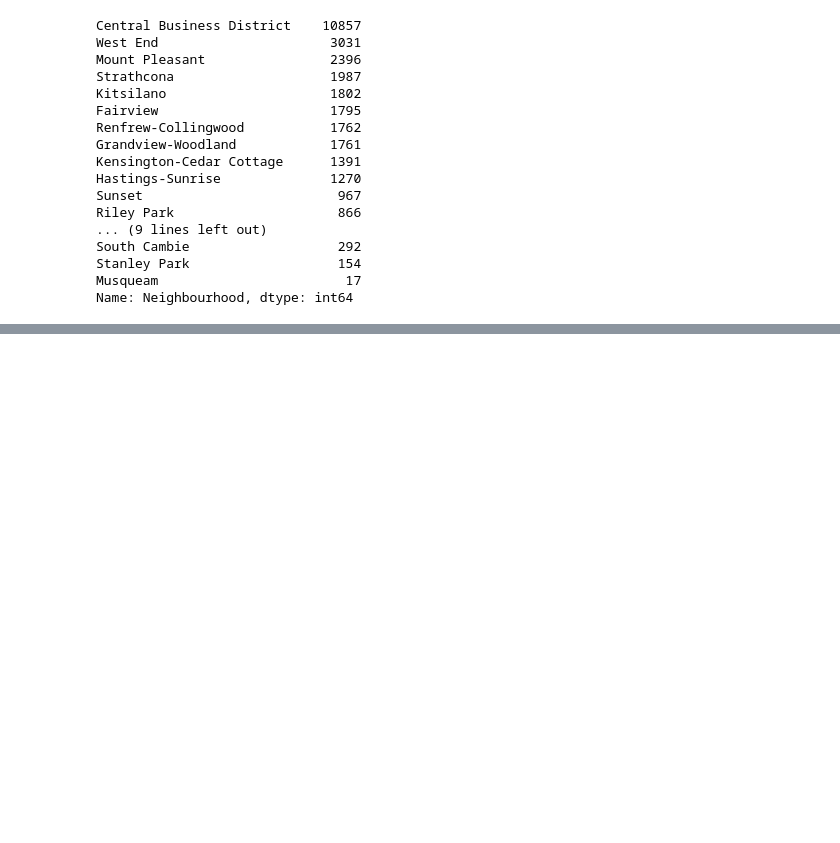
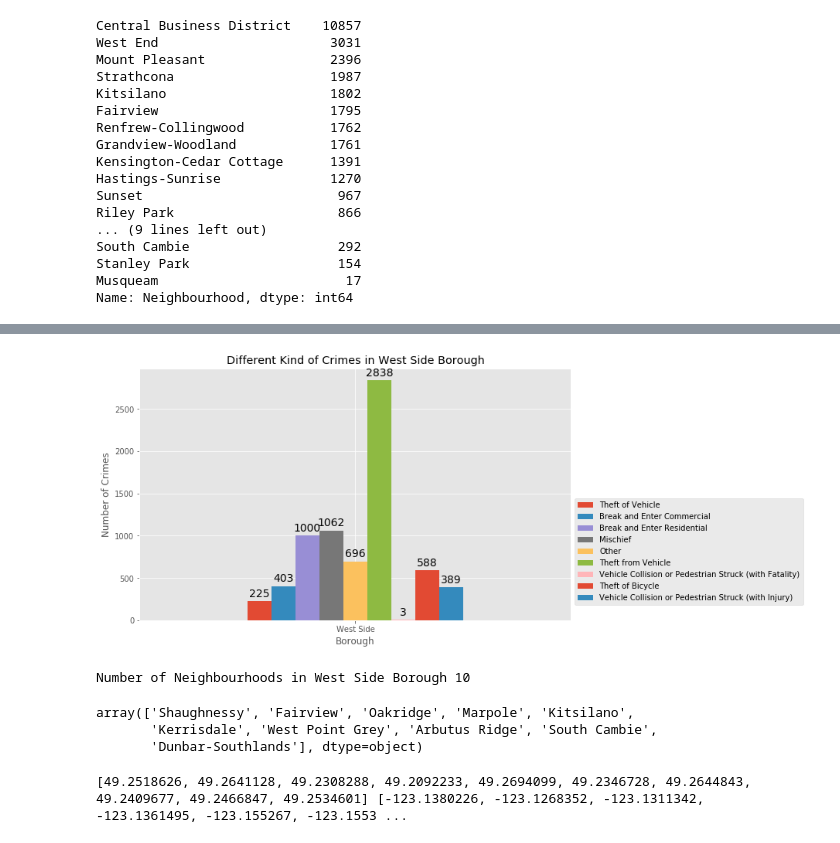
Before and after one commit to gms10/Coursera_Capstone, a Jupyter notebook: Battle of Neighborhoods (Week 1).ipynb, the cells around one changed output, grey strips where cells are left out. Drawn from its saved outputs; the diff is of its cells as text; code cells hidden in the pictures; blank space fills up the shorter version.

```diff
--- a/Battle of Neighborhoods (Week 1).ipynb
+++ b/Battle of Neighborhoods (Week 1).ipynb
@@ -119,0 +422,69 @@ Name: Neighbourhood, dtype: int64
+# %%
+vnc_ws_df = vnc_crime_cat[vnc_crime_cat['Borough'] == 'West Side']
+
+vnc_ws_df = vnc_ws_df.sort_values(['Total'], ascending = True, axis = 0)
+
+vnc_ws = vnc_ws_df[['Borough','Theft of Vehicle', 'Break and Enter Commercial','Break and Enter Residential','Mischief','Other',
+                 'Theft from Vehicle','Vehicle Collision or Pedestrian Struck (with Fatality)','Theft of Bicycle',
+                 'Vehicle Collision or Pedestrian Struck (with Injury)']]
+
+
+vnc_ws.set_index('Borough',inplace = True)
+
+ax = vnc_ws.plot(kind='bar', figsize=(10, 6), rot=0)
+
+ax.set_ylabel('Number of Crimes')
+ax.set_xlabel('Borough')
+ax.set_title('Different Kind of Crimes in West Side Borough')
+
+for p in ax.patches:
+    ax.annotate(np.round(p.get_height(),decimals=3),
+                (p.get_x()+p.get_width()/3., p.get_height()),
+                ha='center',
+                va='center',
+                xytext=(5, 10),
+                textcoords='offset points',
+                fontsize = 14
+               )
+    ax.legend(loc='upper left', bbox_to_anchor=(1.00, 0.5))
+
+plt.show()
+# %% [output]
+[figure, added]
+# %%
+#Creating a new consolidated dataset of the Neighborhoods, along with their boroughs, crime data and the respective Neighbourhood's co-ordinates
+
+vnc_ws_neigh = vnc_boroughs_crime
+
+#vnc_ws_neigh.drop(['Type','Year', 'Month', 'Day', 'Hour'], axis = 1, inplace = True)
+vnc_ws_neigh = vnc_ws_neigh[vnc_ws_neigh['Borough'] == 'West Side']
+vnc_ws_neigh.reset_index(inplace=True, drop=True)
+
+print('Number of Neighbourhoods in West Side Borough', len(vnc_ws_neigh['Neighbourhood'].unique()))
+
+vnc_ws_neigh['Neighbourhood'].unique()
+# %% [output]
+Number of Neighbourhoods in West Side Borough 10
+array(['Shaughnessy', 'Fairview', 'Oakridge', 'Marpole', 'Kitsilano',
+       'Kerrisdale', 'West Point Grey', 'Arbutus Ridge', 'South Cambie',
+       'Dunbar-Southlands'], dtype=object)
+# %%
+Latitude = []
+Longitude = []
+Borough = []
+Neighbourhood = vnc_ws_neigh['Neighbourhood'].unique()
+
+
+
+key = '830323b5ca694362904814ff0a11b803'
+geocoder = OpenCageGeocode(key)
+
+for i in range(len(Neighbourhood)):
+    address = '{}, Vancouver, BC, Canada'.format(Neighbourhood[i])
+    location = geocoder.geocode(address)
+    Latitude.append(location[0]['geometry']['lat'])
+    Longitude.append(location[0]['geometry']['lng'])
+    Borough.append('West Side')
+print(Latitude, Longitude)
+# %% [output]
+[49.2518626, 49.2641128, 49.2308288, 49.2092233, 49.2694099, 49.2346728, 49.2644843, 49.2409677, 49.2466847, 49.2534601] [-123.1380226, -123.1268352, -123.1311342, -123.1361495, -123.155267, -123.1553 ...
```
Also changed, not shown: parts of 42 cells of this notebook.
